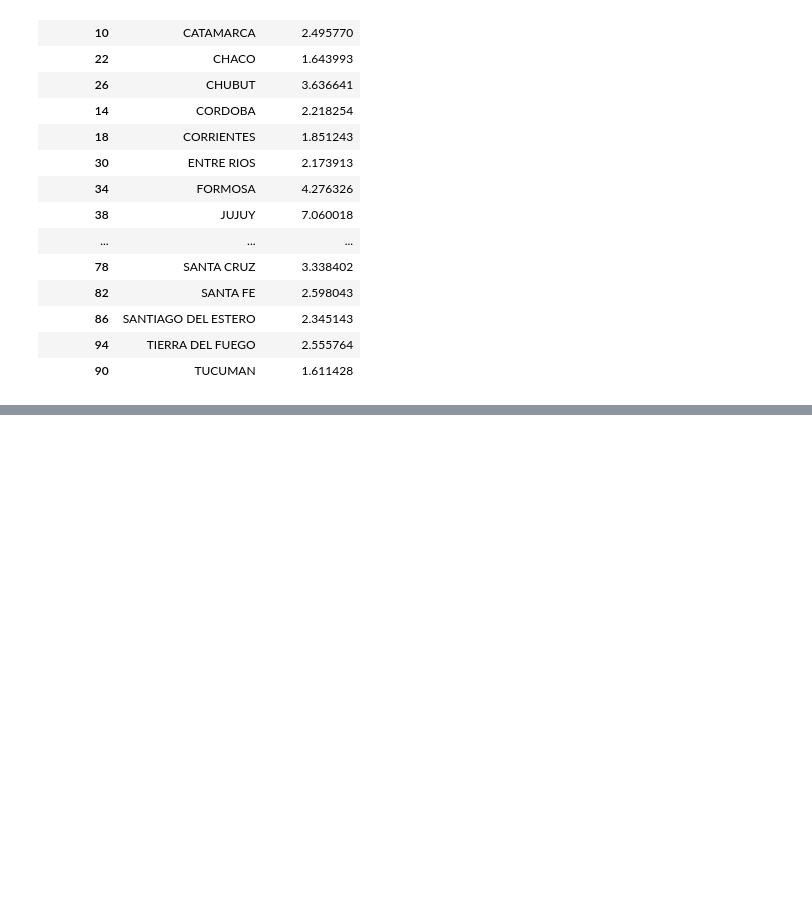
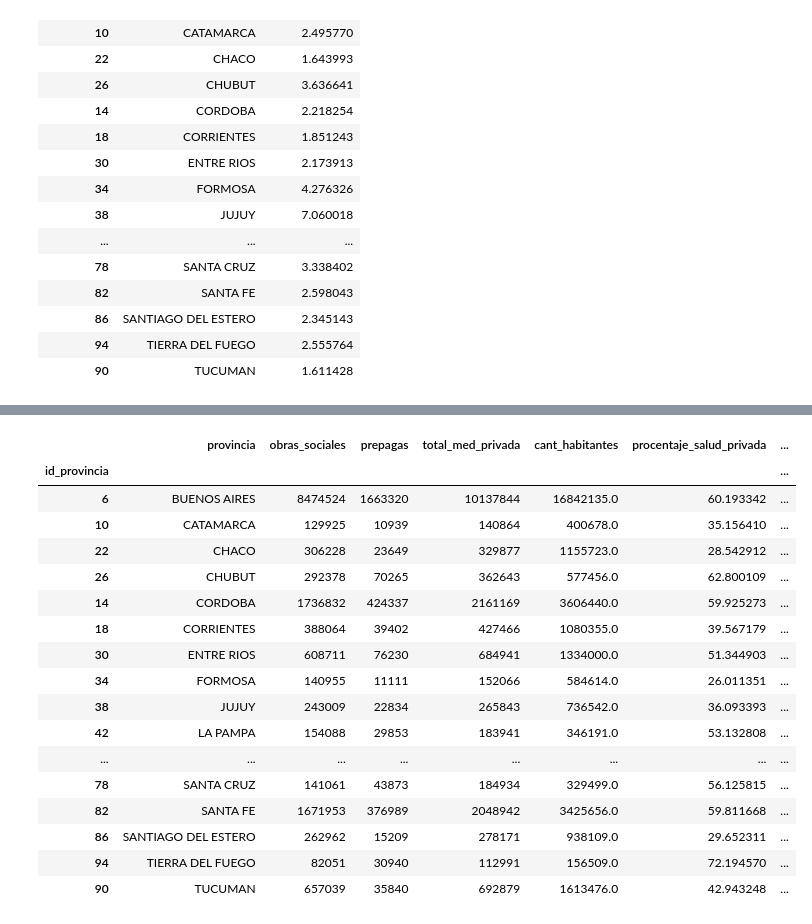
Before and after one commit to StarmasterArg/Salud-Argentina, a Jupyter notebook: Obras sociales.ipynb, the cells around one changed output, grey strips where cells are left out. Cells and saved outputs as stored; diff of their text form; code cells hidden in the pictures; blank space fills up the shorter version.

```diff
--- a/Obras sociales.ipynb
+++ b/Obras sociales.ipynb
@@ -832,0 +857,23 @@ df[["provincia","mortalidad_HIV"]]
+# %%
+df2 = df
+
+df2.drop(2)
+# %% [output]
+|  | provincia | obras_sociales | prepagas | total_med_privada | cant_habitantes | procentaje_salud_privada | ... |
+| id_provincia |  |  |  |  |  |  | ... |
+| 6 | BUENOS AIRES | 8474524 | 1663320 | 10137844 | 16842135.0 | 60.193342 | ... |
+| 10 | CATAMARCA | 129925 | 10939 | 140864 | 400678.0 | 35.156410 | ... |
+| 22 | CHACO | 306228 | 23649 | 329877 | 1155723.0 | 28.542912 | ... |
+| 26 | CHUBUT | 292378 | 70265 | 362643 | 577456.0 | 62.800109 | ... |
+| 14 | CORDOBA | 1736832 | 424337 | 2161169 | 3606440.0 | 59.925273 | ... |
+| 18 | CORRIENTES | 388064 | 39402 | 427466 | 1080355.0 | 39.567179 | ... |
+| 30 | ENTRE RIOS | 608711 | 76230 | 684941 | 1334000.0 | 51.344903 | ... |
+| 34 | FORMOSA | 140955 | 11111 | 152066 | 584614.0 | 26.011351 | ... |
+| 38 | JUJUY | 243009 | 22834 | 265843 | 736542.0 | 36.093393 | ... |
+| 42 | LA PAMPA | 154088 | 29853 | 183941 | 346191.0 | 53.132808 | ... |
+| ... | ... | ... | ... | ... | ... | ... | ... |
+| 78 | SANTA CRUZ | 141061 | 43873 | 184934 | 329499.0 | 56.125815 | ... |
+| 82 | SANTA FE | 1671953 | 376989 | 2048942 | 3425656.0 | 59.811668 | ... |
+| 86 | SANTIAGO DEL ESTERO | 262962 | 15209 | 278171 | 938109.0 | 29.652311 | ... |
+| 94 | TIERRA DEL FUEGO | 82051 | 30940 | 112991 | 156509.0 | 72.194570 | ... |
+| 90 | TUCUMAN | 657039 | 35840 | 692879 | 1613476.0 | 42.943248 | ... |
```
Also changed, not shown: parts of 3 cells of this notebook.
